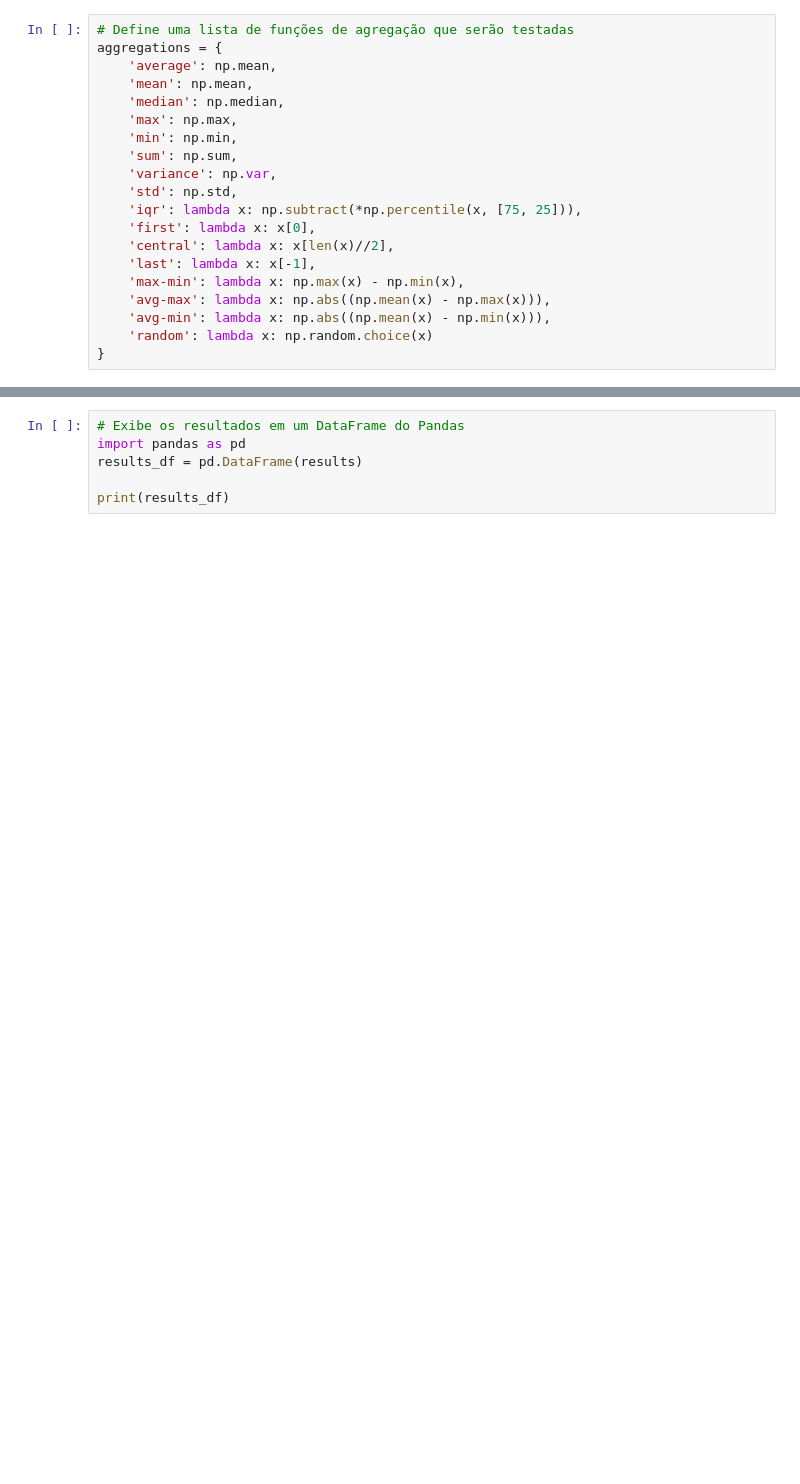
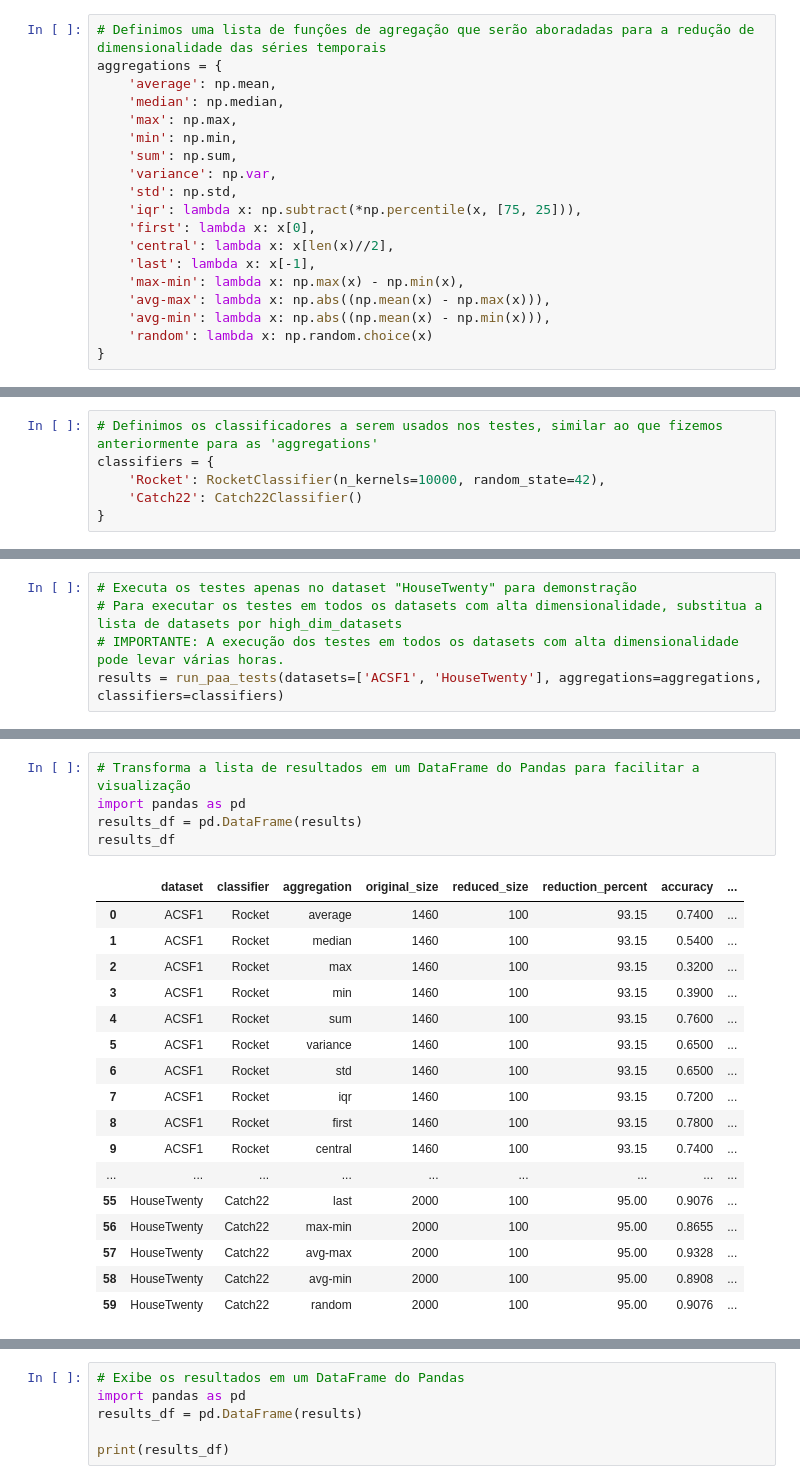
Before and after one commit to MoroFernando/time-series-dimensionality-reduction, a Jupyter notebook: main.ipynb, the cells around one changed output, grey strips where cells are left out. Drawn from its saved outputs; the diff is of its cells as text; blank space fills up the shorter version.

```diff
--- a/main.ipynb
+++ b/main.ipynb
@@ -80,8 +113,7 @@ plt.legend()
 # %%
-# Define uma lista de funções de agregação que serão testadas
+# Definimos uma lista de funções de agregação que serão aboradadas para a redução de dimensionalidade das séries temporais
 aggregations = {
     'average': np.mean,
-    'mean': np.mean,
     'median': np.median,
     'max': np.max,
     'min': np.min,
@@ -154,0 +185,6 @@ plt.show()
+# %%
+# Definimos os classificadores a serem usados nos testes, similar ao que fizemos anteriormente para as 'aggregations'
+classifiers = {
+    'Rocket': RocketClassifier(n_kernels=10000, random_state=42),
+    'Catch22': Catch22Classifier()
+}
@@ -154,0 +252,5 @@ plt.show()
+# %%
+# Executa os testes apenas no dataset "HouseTwenty" para demonstração
+# Para executar os testes em todos os datasets com alta dimensionalidade, substitua a lista de datasets por high_dim_datasets
+# IMPORTANTE: A execução dos testes em todos os datasets com alta dimensionalidade pode levar várias horas.
+results = run_paa_tests(datasets=['ACSF1', 'HouseTwenty'], aggregations=aggregations, classifiers=classifiers)
@@ -155,3 +275,26 @@ plt.show()
+# %%
+# Transforma a lista de resultados em um DataFrame do Pandas para facilitar a visualização
+import pandas as pd
+results_df = pd.DataFrame(results)
+results_df
+# %% [output]
+|  | dataset | classifier | aggregation | original_size | reduced_size | reduction_percent | accuracy | ... |
+| 0 | ACSF1 | Rocket | average | 1460 | 100 | 93.15 | 0.7400 | ... |
+| 1 | ACSF1 | Rocket | median | 1460 | 100 | 93.15 | 0.5400 | ... |
+| 2 | ACSF1 | Rocket | max | 1460 | 100 | 93.15 | 0.3200 | ... |
+| 3 | ACSF1 | Rocket | min | 1460 | 100 | 93.15 | 0.3900 | ... |
+| 4 | ACSF1 | Rocket | sum | 1460 | 100 | 93.15 | 0.7600 | ... |
+| 5 | ACSF1 | Rocket | variance | 1460 | 100 | 93.15 | 0.6500 | ... |
+| 6 | ACSF1 | Rocket | std | 1460 | 100 | 93.15 | 0.6500 | ... |
+| 7 | ACSF1 | Rocket | iqr | 1460 | 100 | 93.15 | 0.7200 | ... |
+| 8 | ACSF1 | Rocket | first | 1460 | 100 | 93.15 | 0.7800 | ... |
+| 9 | ACSF1 | Rocket | central | 1460 | 100 | 93.15 | 0.7400 | ... |
+| ... | ... | ... | ... | ... | ... | ... | ... | ... |
+| 55 | HouseTwenty | Catch22 | last | 2000 | 100 | 95.00 | 0.9076 | ... |
+| 56 | HouseTwenty | Catch22 | max-min | 2000 | 100 | 95.00 | 0.8655 | ... |
+| 57 | HouseTwenty | Catch22 | avg-max | 2000 | 100 | 95.00 | 0.9328 | ... |
+| 58 | HouseTwenty | Catch22 | avg-min | 2000 | 100 | 95.00 | 0.8908 | ... |
+| 59 | HouseTwenty | Catch22 | random | 2000 | 100 | 95.00 | 0.9076 | ... |
 # %%
 # IMPORTANTE: ESTE TRECHO PODE LEVAR MUITO TEMPO PARA SER EXECUTADO
 # Avalia o desempenho do classificador Rocket usando diferentes funções de agregação no PAA
```
Also changed, not shown: parts of 21 cells of this notebook.
